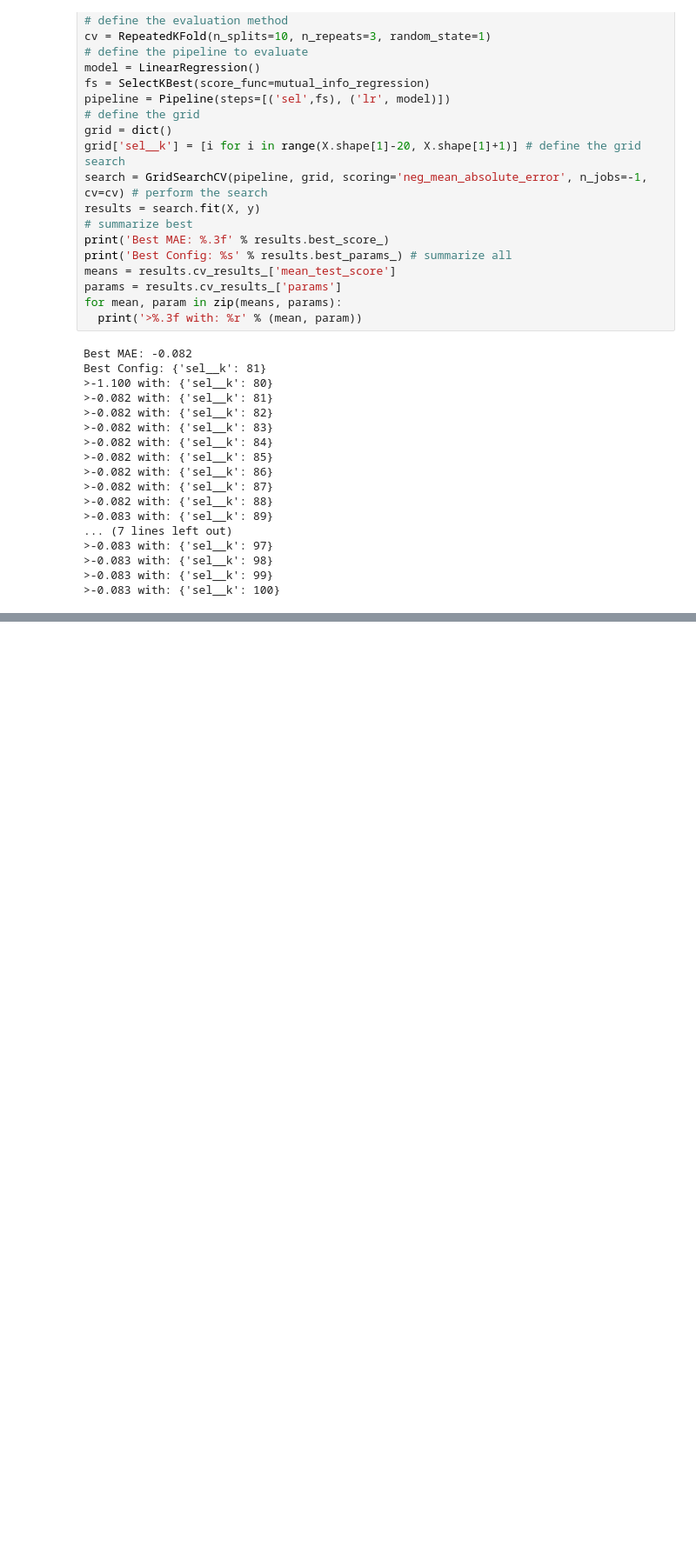
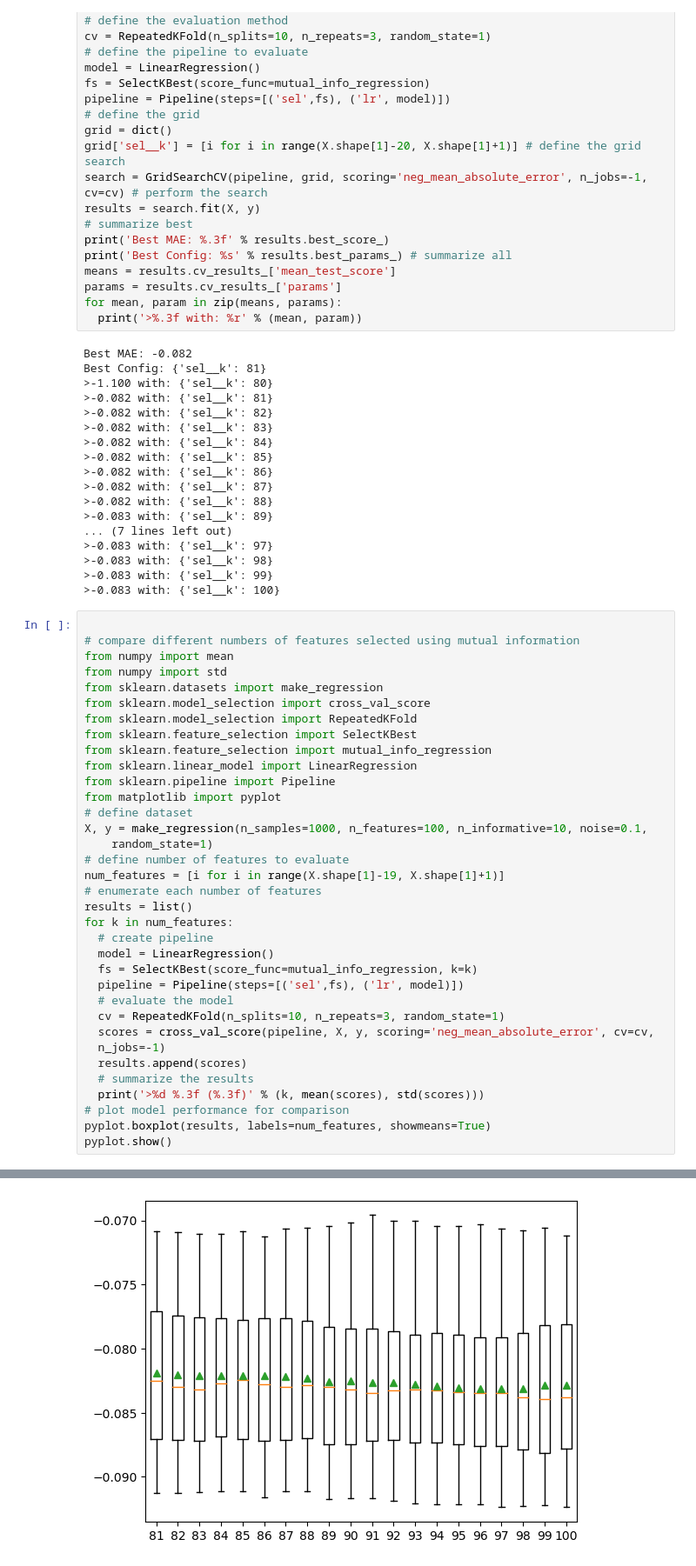
Before and after one commit to MaukanMir/Data-Preperation-For-ML, a Jupyter notebook: feature_selection.ipynb, the cells around one changed output, grey strips where cells are left out. Shown at 87% size. Drawn from its saved outputs; the diff is of its cells as text; blank space fills up the shorter version.

Commit message:
Added new models

```diff
--- a/feature_selection.ipynb
+++ b/feature_selection.ipynb
@@ -1032,3 +1032,39 @@ Best Config: {'sel__k': 81}
 >-0.083 with: {'sel__k': 98}
 >-0.083 with: {'sel__k': 99}
 >-0.083 with: {'sel__k': 100}
+# %%
+
+# compare different numbers of features selected using mutual information
+from numpy import mean
+from numpy import std
+from sklearn.datasets import make_regression
+from sklearn.model_selection import cross_val_score
+from sklearn.model_selection import RepeatedKFold
+from sklearn.feature_selection import SelectKBest
+from sklearn.feature_selection import mutual_info_regression
+from sklearn.linear_model import LinearRegression
+from sklearn.pipeline import Pipeline
+from matplotlib import pyplot
+# define dataset
+X, y = make_regression(n_samples=1000, n_features=100, n_informative=10, noise=0.1,
+    random_state=1)
+# define number of features to evaluate
+num_features = [i for i in range(X.shape[1]-19, X.shape[1]+1)]
+# enumerate each number of features
+results = list()
+for k in num_features:
+  # create pipeline
+  model = LinearRegression()
+  fs = SelectKBest(score_func=mutual_info_regression, k=k)
+  pipeline = Pipeline(steps=[('sel',fs), ('lr', model)])
+  # evaluate the model
+  cv = RepeatedKFold(n_splits=10, n_repeats=3, random_state=1)
+  scores = cross_val_score(pipeline, X, y, scoring='neg_mean_absolute_error', cv=cv,
+  n_jobs=-1)
+  results.append(scores)
+  # summarize the results
+  print('>%d %.3f (%.3f)' % (k, mean(scores), std(scores)))
+# plot model performance for comparison
+pyplot.boxplot(results, labels=num_features, showmeans=True)
+pyplot.show()
+# %% [output]
@@ -1034,0 +1091 @@ Best Config: {'sel__k': 81}
+[figure, added]
```
Also changed, not shown: parts of 1 cell of this notebook.
